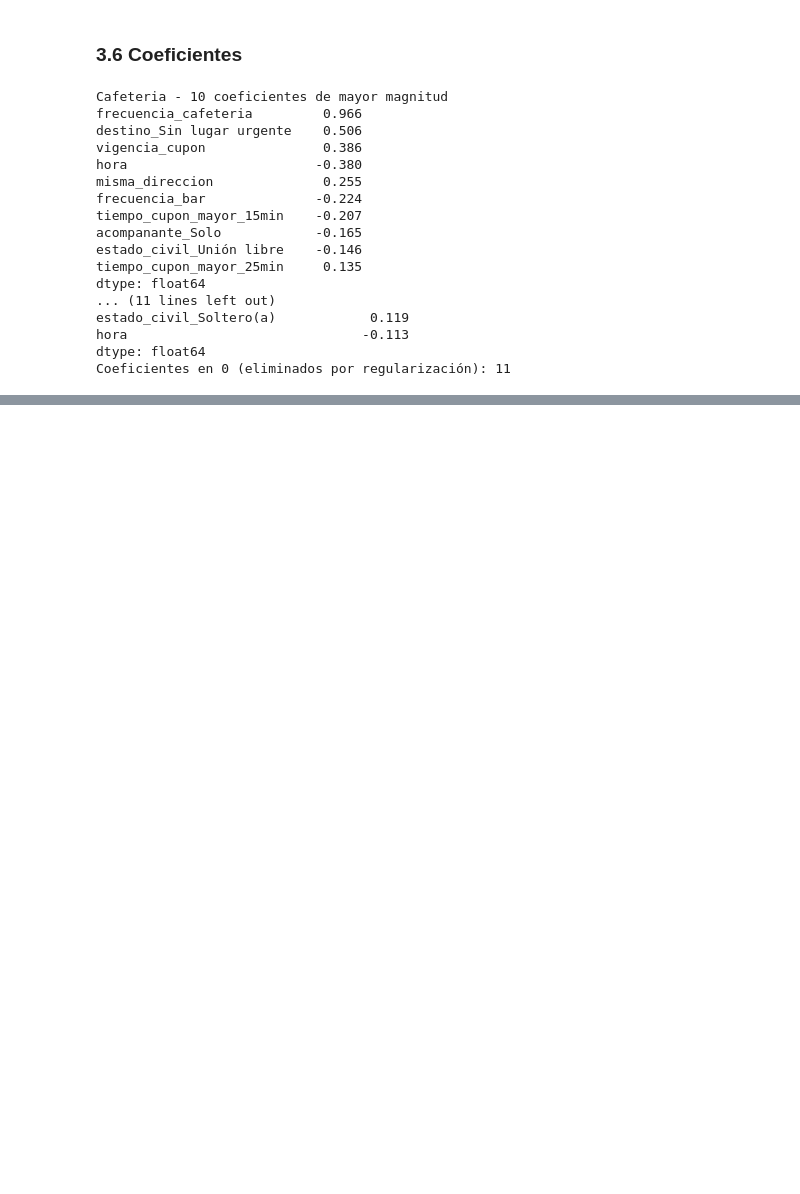
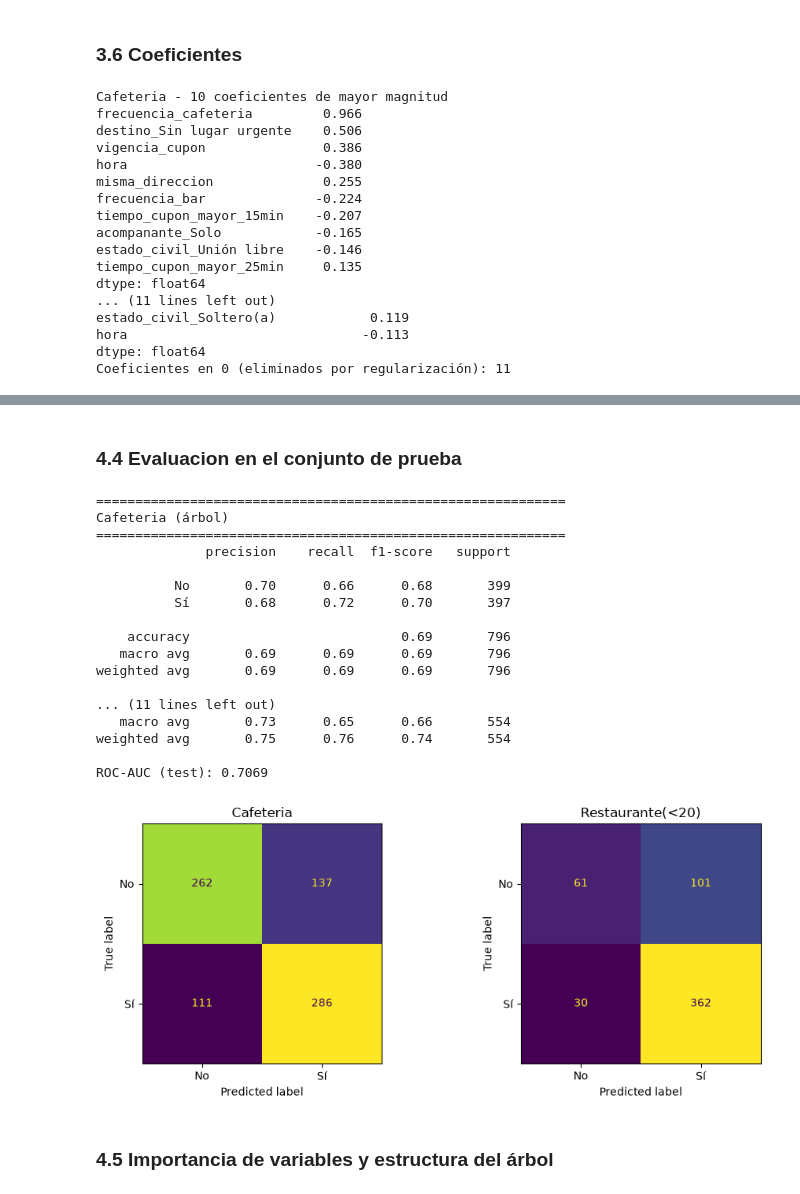
Before and after one commit to nreyl/ML-L3-G44, a Jupyter notebook: L3.ipynb, the cells around one changed output, grey strips where cells are left out. Cells and saved outputs as stored; diff of their text form; code cells hidden in the pictures; blank space fills up the shorter version.

```diff
--- a/L3.ipynb
+++ b/L3.ipynb
@@ -537,0 +572,13 @@ Coeficientes en 0 (eliminados por regularización): 11
+# %%
+cv = StratifiedKFold(n_splits=5, shuffle=True, random_state=42)
+scoring = {"roc_auc": "roc_auc", "f1": "f1", "accuracy": "accuracy"}
+
+arboles = {}
+for n, (X_tr, X_te, y_tr, y_te) in splits.items():
+    gs = GridSearchCV(pipe_tree, param_grid_tree, scoring=scoring, refit="roc_auc",
+                      cv=cv, n_jobs=-1, return_train_score=True)
+    gs.fit(X_tr, y_tr)
+    arboles[n] = gs
+    print(f"\n{n}")
+    print("  Mejores hiperparámetros:", gs.best_params_)
+    print(f"  ROC-AUC CV: {gs.best_score_:.4f}")
@@ -537,0 +651,40 @@ Coeficientes en 0 (eliminados por regularización): 11
+# %% [markdown]
+### 4.4 Evaluacion en el conjunto de prueba
+# %%
+for n, gs in arboles.items():
+    X_tr, X_te, y_tr, y_te = splits[n]
+    y_pred = gs.predict(X_te)
+    y_prob = gs.predict_proba(X_te)[:, 1]
+    print(f"\n{'='*60}\n{n} (árbol)\n{'='*60}")
+    print(classification_report(y_te, y_pred, target_names=["No", "Sí"]))
+    print(f"ROC-AUC (test): {roc_auc_score(y_te, y_prob):.4f}")
+
+fig, axes = plt.subplots(1, 2, figsize=(10, 4))
+for ax, (n, gs) in zip(axes, arboles.items()):
+    X_te, y_te = splits[n][1], splits[n][3]
+    ConfusionMatrixDisplay.from_estimator(gs.best_estimator_, X_te, y_te,
+                                          display_labels=["No", "Sí"], ax=ax, colorbar=False)
+    ax.set_title(n)
+plt.tight_layout()
+plt.show()
+# %% [output]
+============================================================
+Cafeteria (árbol)
+============================================================
+              precision    recall  f1-score   support
+
+          No       0.70      0.66      0.68       399
+          Sí       0.68      0.72      0.70       397
+
+    accuracy                           0.69       796
+   macro avg       0.69      0.69      0.69       796
+weighted avg       0.69      0.69      0.69       796
+
+... (11 lines left out)
+   macro avg       0.73      0.65      0.66       554
+weighted avg       0.75      0.76      0.74       554
+
+ROC-AUC (test): 0.7069
+[figure, added]
+# %% [markdown]
+### 4.5 Importancia de variables y estructura del árbol
```
Also changed, not shown: parts of 19 cells of this notebook.
